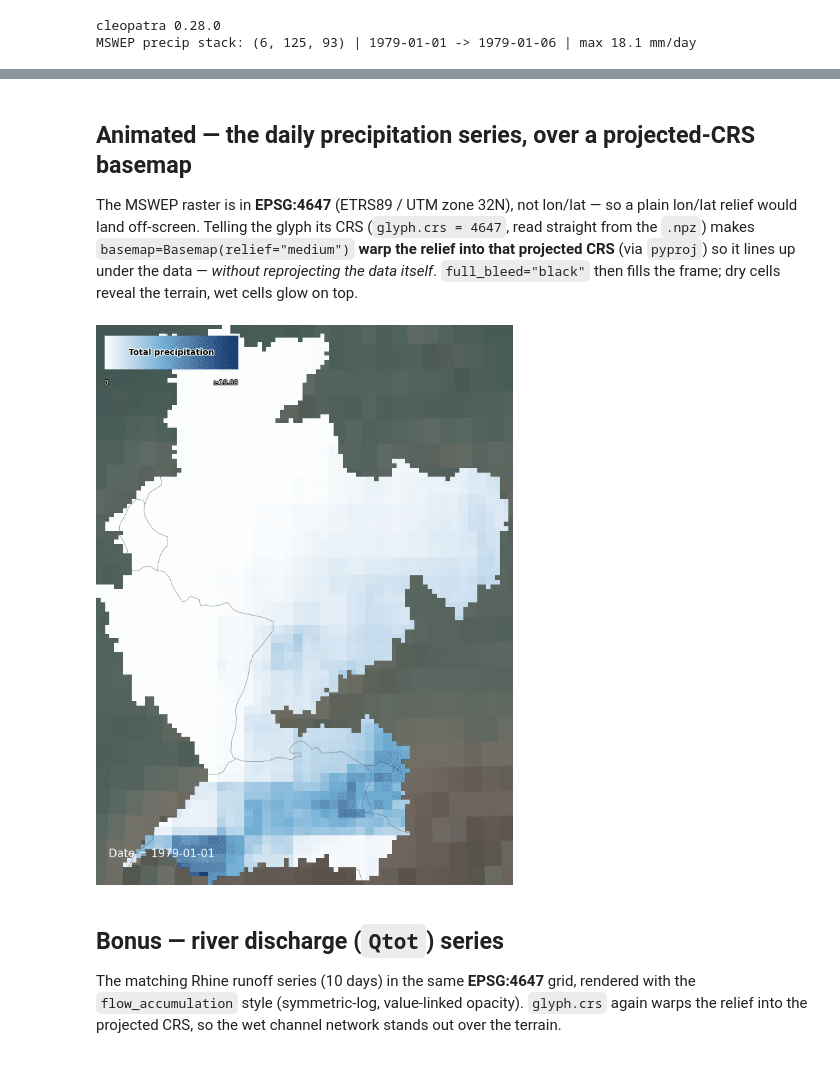
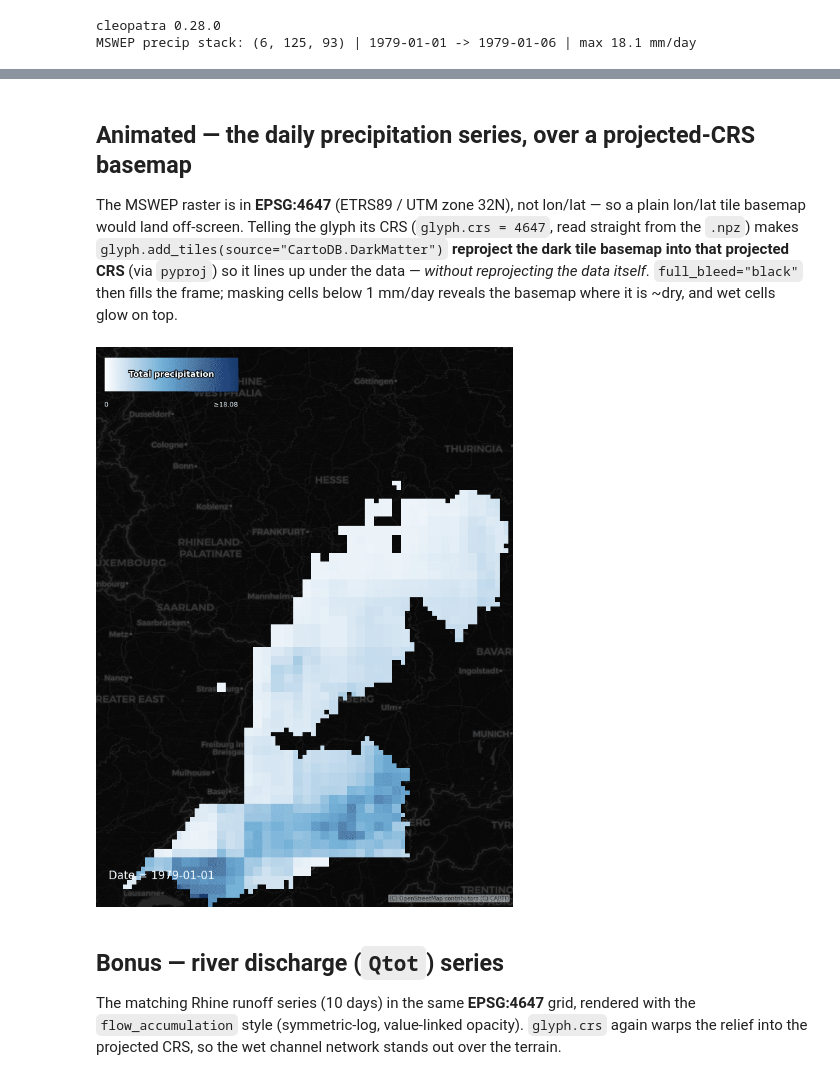
Before and after one commit to serapeum-org/cleopatra, a Jupyter notebook: docs/notebooks/presets/precipitation_animation.ipynb, the cells around one changed output, grey strips where cells are left out. Drawn from its saved outputs; the diff is of its cells as text; code cells hidden in the pictures.

```diff
--- a/docs/notebooks/presets/precipitation_animation.ipynb
+++ b/docs/notebooks/presets/precipitation_animation.ipynb
@@ -48,25 +49,27 @@ plt.show()
 # %% [markdown]
 ## Animated — the daily precipitation series, over a **projected-CRS** basemap
 
-The MSWEP raster is in **EPSG:4647** (ETRS89 / UTM zone 32N), not lon/lat — so a plain lon/lat relief would land
+The MSWEP raster is in **EPSG:4647** (ETRS89 / UTM zone 32N), not lon/lat — so a plain lon/lat tile basemap would land
 off-screen. Telling the glyph its CRS (`glyph.crs = 4647`, read straight from the `.npz`) makes
-`basemap=Basemap(relief="medium")` **warp the relief into that projected CRS** (via `pyproj`) so it lines up
-under the data — *without reprojecting the data itself*. `full_bleed="black"` then fills the frame; dry cells reveal the terrain, wet cells glow on
+`glyph.add_tiles(source="CartoDB.DarkMatter")` **reproject the dark tile basemap into that projected CRS** (via `pyproj`) so it lines up
+under the data — *without reprojecting the data itself*. `full_bleed="black"` then fills the frame; masking cells below 1 mm/day reveals the basemap where it is ~dry, and wet cells glow on
 top.
 # %%
 pw, pe, ps, pn = p_ext
-glyph = ArrayGlyph(precip, extent=[pw, ps, pe, pn])
-glyph.crs = p_crs                    # EPSG:4647 -> add_relief/basemap warp the relief into this CRS
+wet = np.where(precip < 1.0, np.nan, precip)             # hide < 1 mm/day so the basemap shows through
+glyph = ArrayGlyph(wet, extent=[pw, ps, pe, pn])
+glyph.crs = p_crs                    # EPSG:4647 -> add_tiles reprojects the dark basemap to match
+glyph.add_tiles(source="CartoDB.DarkMatter")             # dark web-tile basemap, drawn under the frames
 anim = glyph.animate(p_labels, style="total_precipitation", vmin=0, vmax=pmax,
                      frame_label=FrameLabel(location=[pw + 0.03 * (pe - pw),
                                                       ps + 0.05 * (pn - ps)],
                                             color="white"),
-                     interval=500, full_bleed="black", basemap=Basemap(relief="medium"),
-                     colorbar=ColorBar(label_color="black"))
+                     interval=500, full_bleed="black",
+                     colorbar=ColorBar(label_color="white"))
 plt.close(glyph.fig)
 embed_gif(anim, fps=2)
 # %% [output]
-[figure, old version]
+[figure, new version]
 # %% [markdown]
 ## Bonus — river discharge (`Qtot`) series
 
```
Also changed, not shown: parts of 2 cells of this notebook.
